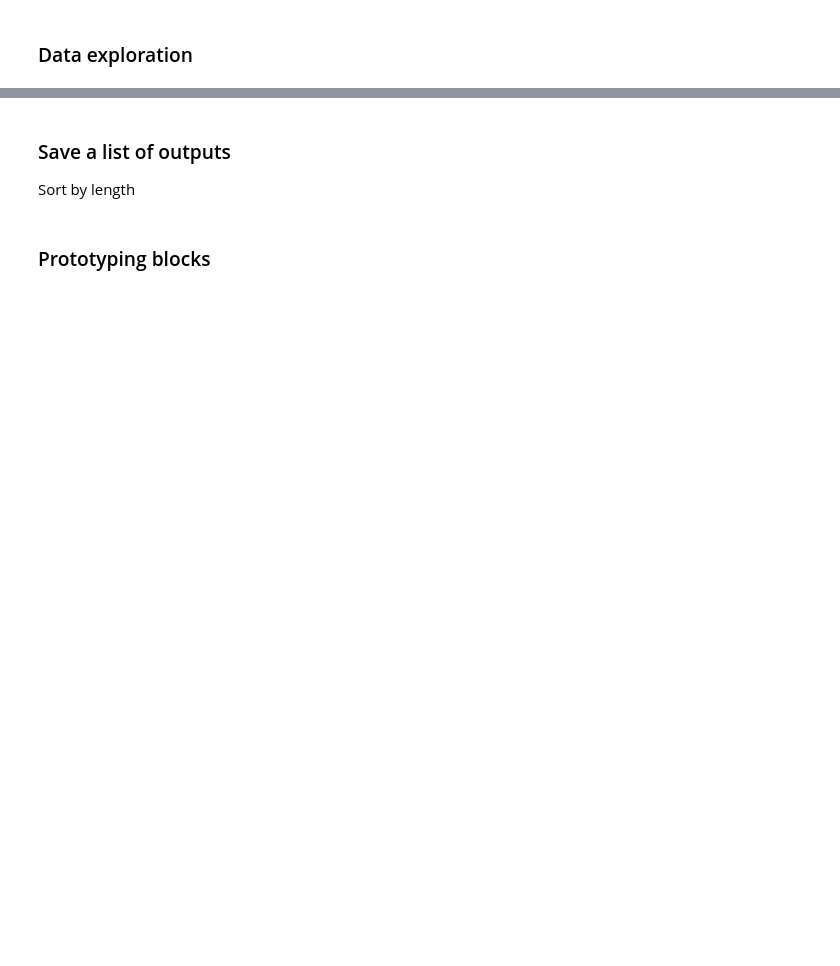
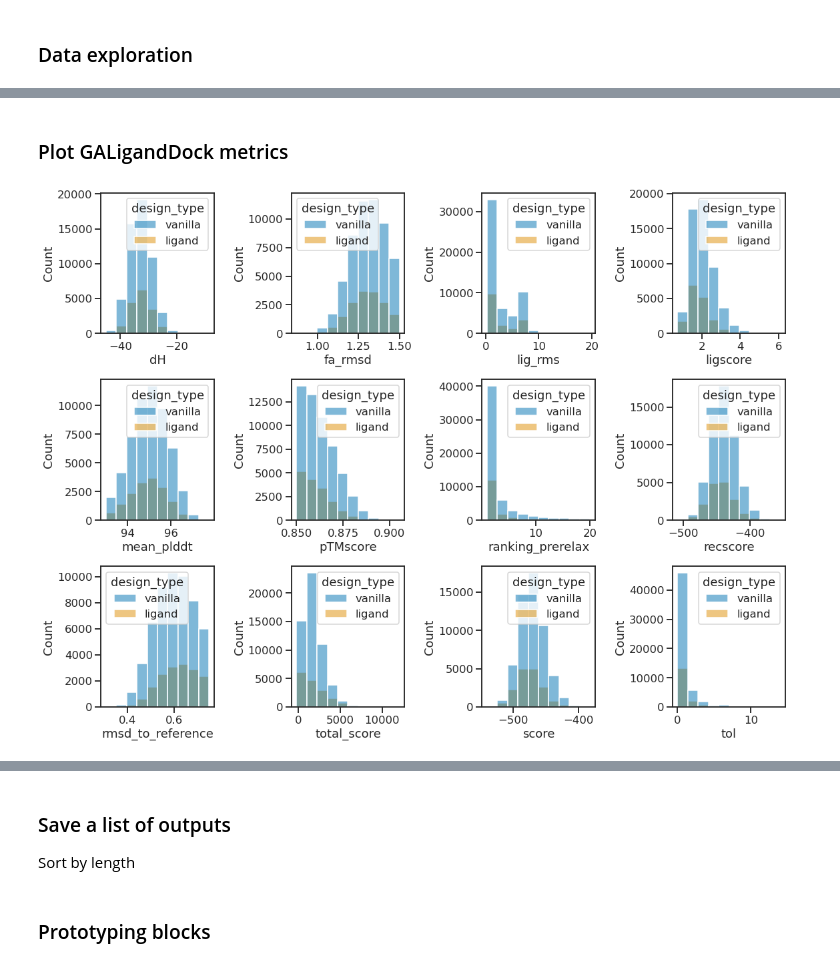
Before and after one commit to proleu/grad_reqs, a Jupyter notebook: 03_redock_ligand.ipynb, the cells around one changed output, grey strips where cells are left out. Drawn from its saved outputs; the diff is of its cells as text; code cells hidden in the pictures; blank space fills up the shorter version.

```diff
--- a/03_redock_ligand.ipynb
+++ b/03_redock_ligand.ipynb
@@ -103,3 +108,10 @@ scores_df = pd.read_csv(os.path.join(output_path, "scores.csv"), index_col="Unna
+# %%
+sns.set(
+    context="talk",
+    font_scale=1,  # make the font larger; default is pretty small
+    style="ticks",  # make the background white with black lines
+    palette="colorblind",  # a color palette that is colorblind friendly!
+)
 # %% [markdown]
 ### Data exploration
 # %%
@@ -110,0 +125,26 @@ print(list(scores_df.columns))
+# %% [markdown]
+### Plot GALigandDock metrics
+# %%
+cols = [
+    "dH",
+    "fa_rmsd",
+    "lig_rms",
+    "ligscore",
+    "mean_plddt",
+    "pTMscore",
+    "ranking_prerelax",
+    "recscore",
+    "rmsd_to_reference",
+    "total_score",
+    "score",
+    "tol",
+]
+the_fig = histplot_df(
+    df=scores_df,
+    cols=cols,
+    bins=10,
+    hue="design_type",
+)
+plt.savefig(os.path.join(output_path, "dock_scores.png"))
+# %% [output]
+[figure, added]
```
Also changed, not shown: parts of 8 cells of this notebook, 3 other files.
